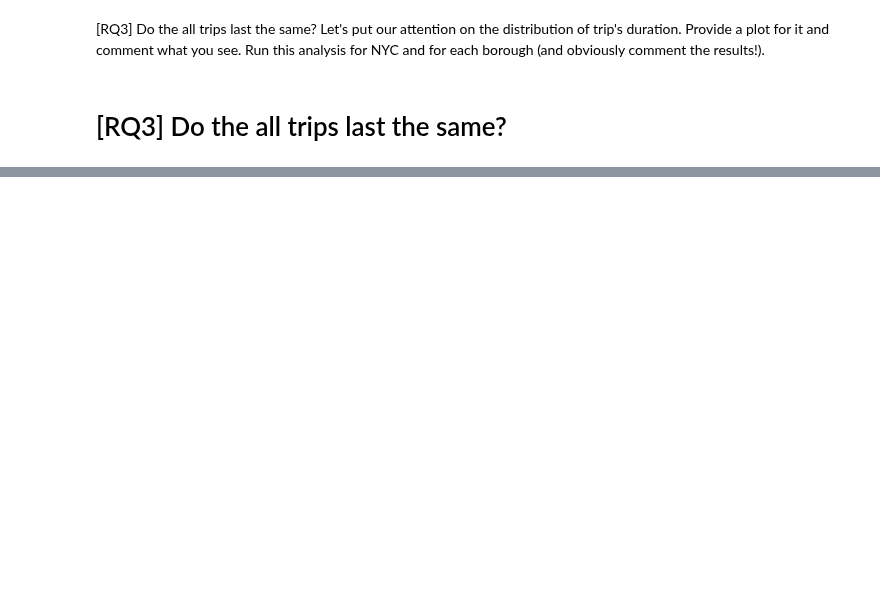
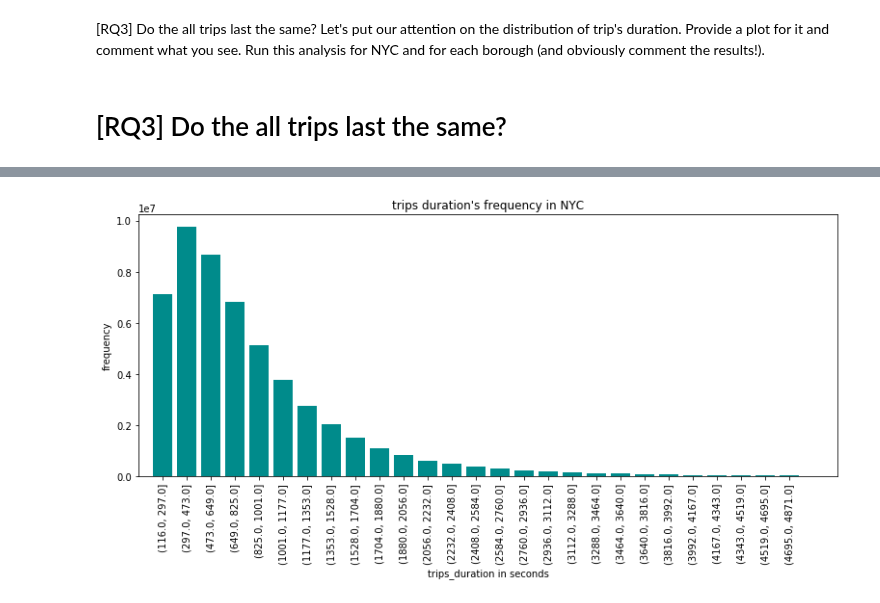
Before and after one commit to dusicastepic/ADMSecondHomework, a Jupyter notebook: RQ3_Done.ipynb, the cells around one changed output, grey strips where cells are left out. Saved outputs shown, nothing was run; the diff lists cells and outputs as text; code cells hidden in the pictures; blank space fills up the shorter version.

```diff
--- a/RQ3_Done.ipynb
+++ b/RQ3_Done.ipynb
@@ -78,0 +32,4 @@ functions.plot_Boroughs_durations(df, borough_lst)
+# %%
+functions.plot_frequencies(df['durations'], 'NYC')
+# %% [output]
+[figure, added]
```
Also changed, not shown: parts of 7 cells of this notebook, 1 other file.
